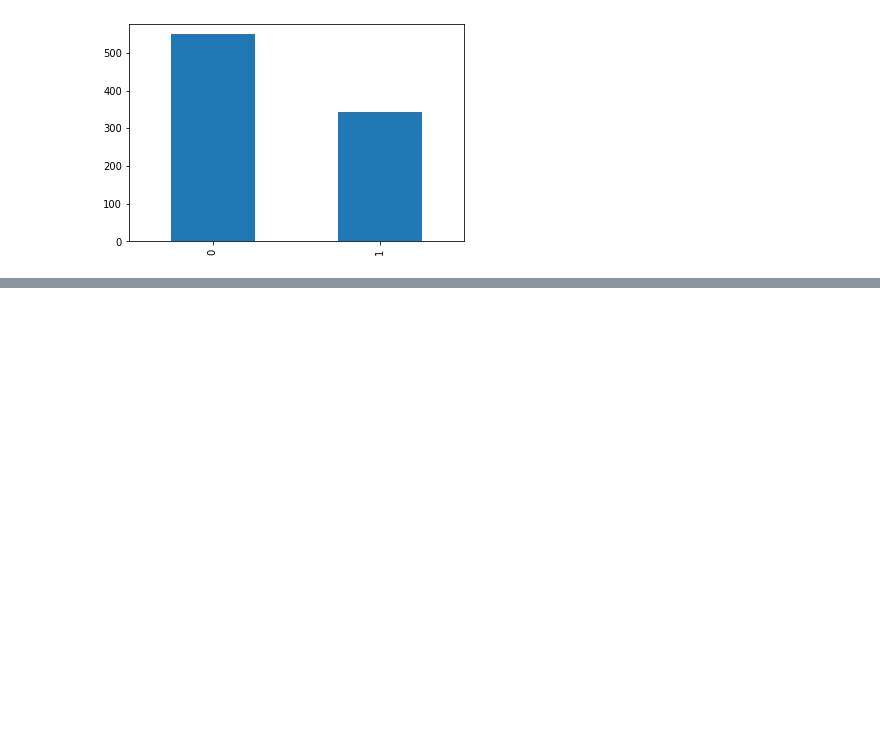
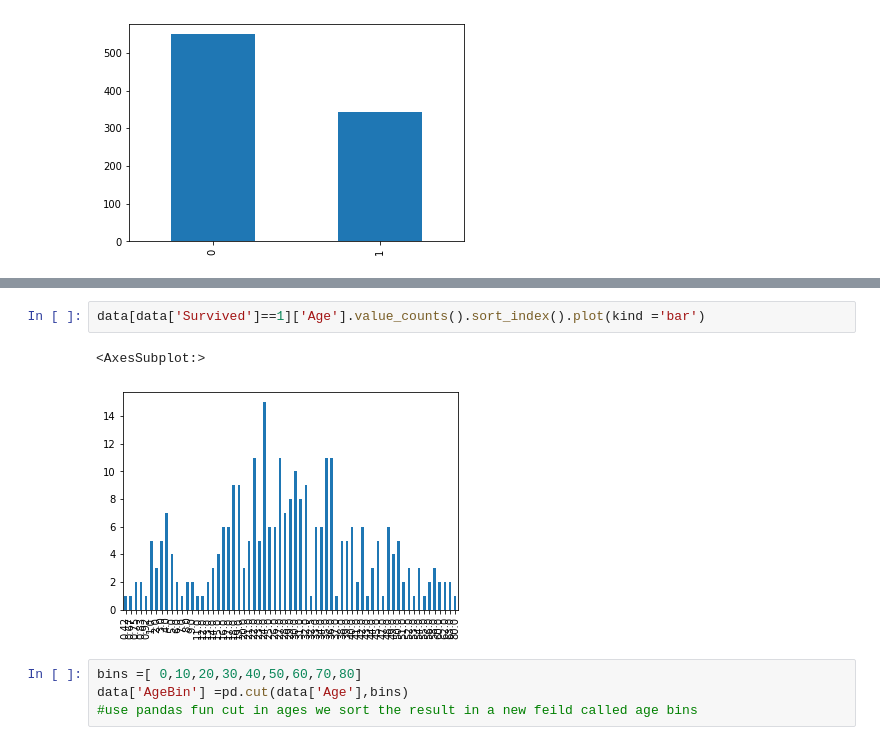
Before and after one commit to Rishiraj-singh7/Titanic-Survivor-Analysis, a Jupyter notebook: main.ipynb, the cells around one changed output, grey strips where cells are left out. Drawn from its saved outputs; the diff is of its cells as text; blank space fills up the shorter version.

```diff
--- a/main.ipynb
+++ b/main.ipynb
@@ -78,0 +99,9 @@ data['Survived'].value_counts().plot(kind = 'bar')
+# %%
+data[data['Survived']==1]['Age'].value_counts().sort_index().plot(kind ='bar')
+# %% [output]
+<AxesSubplot:>
+[figure, added]
+# %%
+bins =[ 0,10,20,30,40,50,60,70,80]
+data['AgeBin'] =pd.cut(data['Age'],bins)
+#use pandas fun cut in ages we sort the result in a new feild called age bins
```
Also changed, not shown: parts of 16 cells of this notebook.
